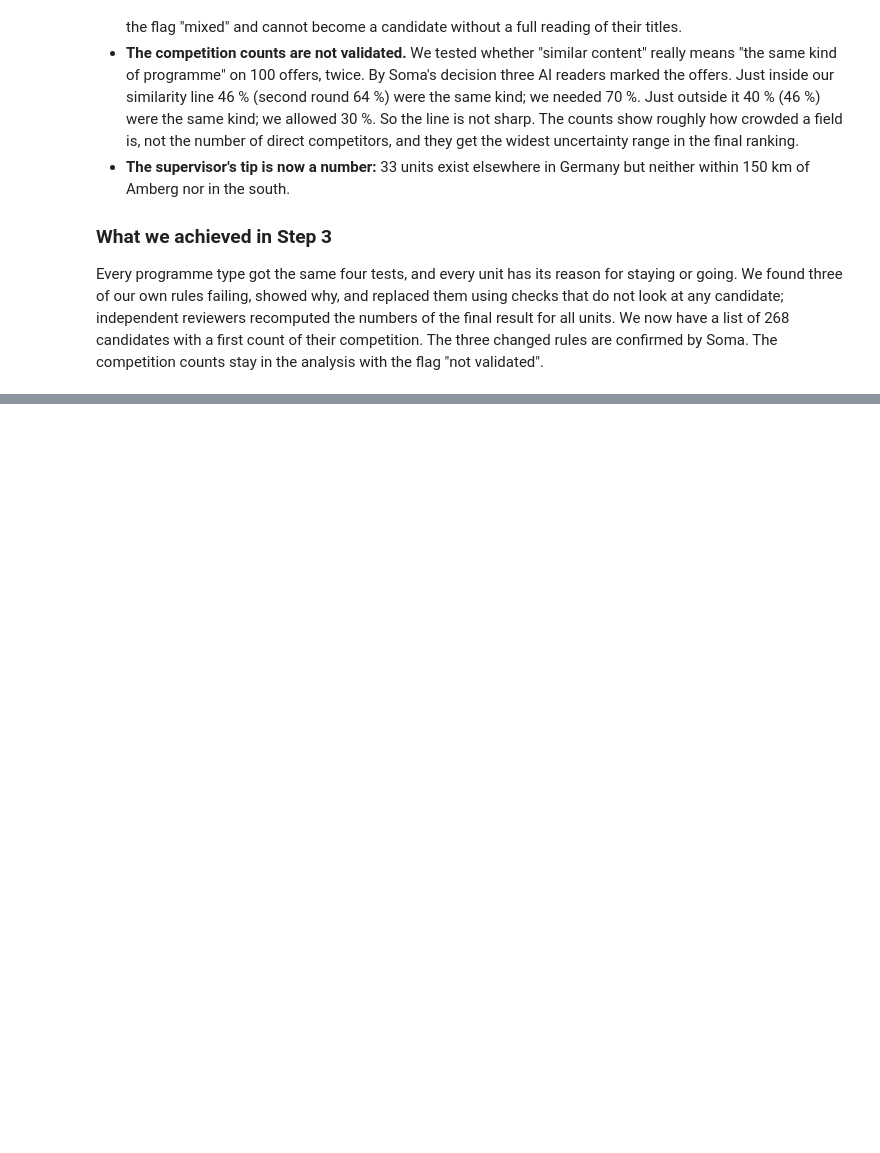
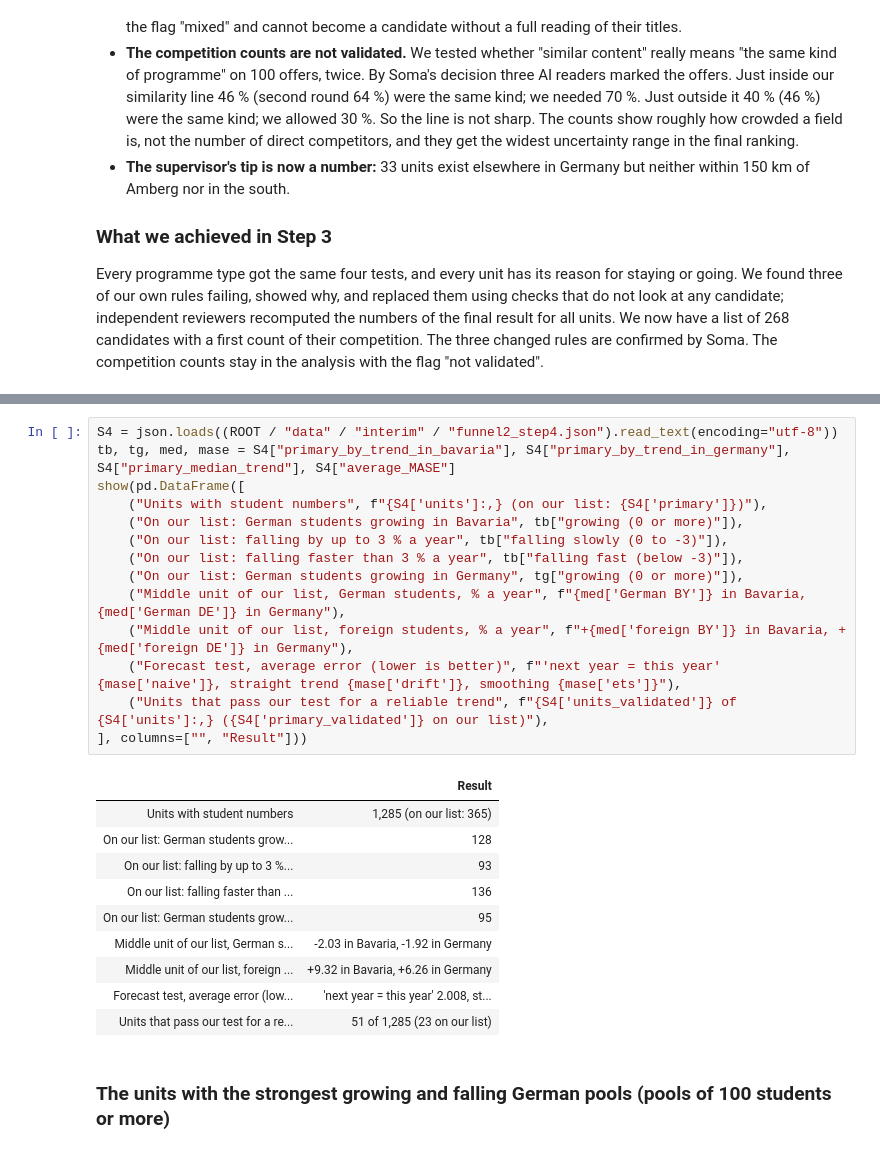
Before and after one commit to SomanthaManuranga/study-program-intelligence, a Jupyter notebook: notebooks/funnel_progress.ipynb, the cells around one changed output, grey strips where cells are left out. Drawn from its saved outputs; the diff is of its cells as text; blank space fills up the shorter version.

Commit message:
Funnel step 4: notebook and notes after the rerun

```diff
--- a/notebooks/funnel_progress.ipynb
+++ b/notebooks/funnel_progress.ipynb
@@ -683,0 +613,27 @@ Every candidate now has the student numbers of its subjects: German and foreign,
+# %%
+S4 = json.loads((ROOT / "data" / "interim" / "funnel2_step4.json").read_text(encoding="utf-8"))
+tb, tg, med, mase = S4["primary_by_trend_in_bavaria"], S4["primary_by_trend_in_germany"], S4["primary_median_trend"], S4["average_MASE"]
+show(pd.DataFrame([
+    ("Units with student numbers", f"{S4['units']:,} (on our list: {S4['primary']})"),
+    ("On our list: German students growing in Bavaria", tb["growing (0 or more)"]),
+    ("On our list: falling by up to 3 % a year", tb["falling slowly (0 to -3)"]),
+    ("On our list: falling faster than 3 % a year", tb["falling fast (below -3)"]),
+    ("On our list: German students growing in Germany", tg["growing (0 or more)"]),
+    ("Middle unit of our list, German students, % a year", f"{med['German BY']} in Bavaria, {med['German DE']} in Germany"),
+    ("Middle unit of our list, foreign students, % a year", f"+{med['foreign BY']} in Bavaria, +{med['foreign DE']} in Germany"),
+    ("Forecast test, average error (lower is better)", f"'next year = this year' {mase['naive']}, straight trend {mase['drift']}, smoothing {mase['ets']}"),
+    ("Units that pass our test for a reliable trend", f"{S4['units_validated']} of {S4['units']:,} ({S4['primary_validated']} on our list)"),
+], columns=["", "Result"]))
+# %% [output]
+|  | Result |
+| Units with student numbers | 1,285 (on our list: 365) |
+| On our list: German students grow... | 128 |
+| On our list: falling by up to 3 %... | 93 |
+| On our list: falling faster than ... | 136 |
+| On our list: German students grow... | 95 |
+| Middle unit of our list, German s... | -2.03 in Bavaria, -1.92 in Germany |
+| Middle unit of our list, foreign ... | +9.32 in Bavaria, +6.26 in Germany |
+| Forecast test, average error (low... | 'next year = this year' 2.008, st... |
+| Units that pass our test for a re... | 51 of 1,285 (23 on our list) |
+# %% [markdown]
+### The units with the strongest growing and falling German pools (pools of 100 students or more)
```
Also changed, not shown: parts of 10 cells of this notebook, 1 other file.
